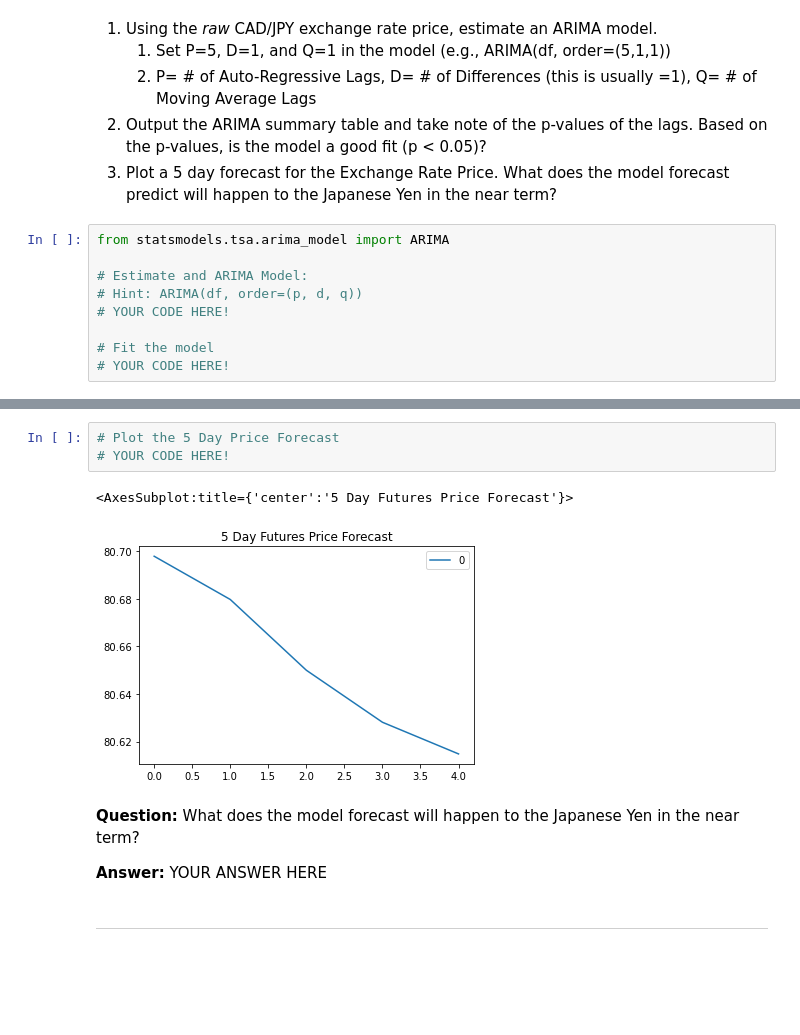
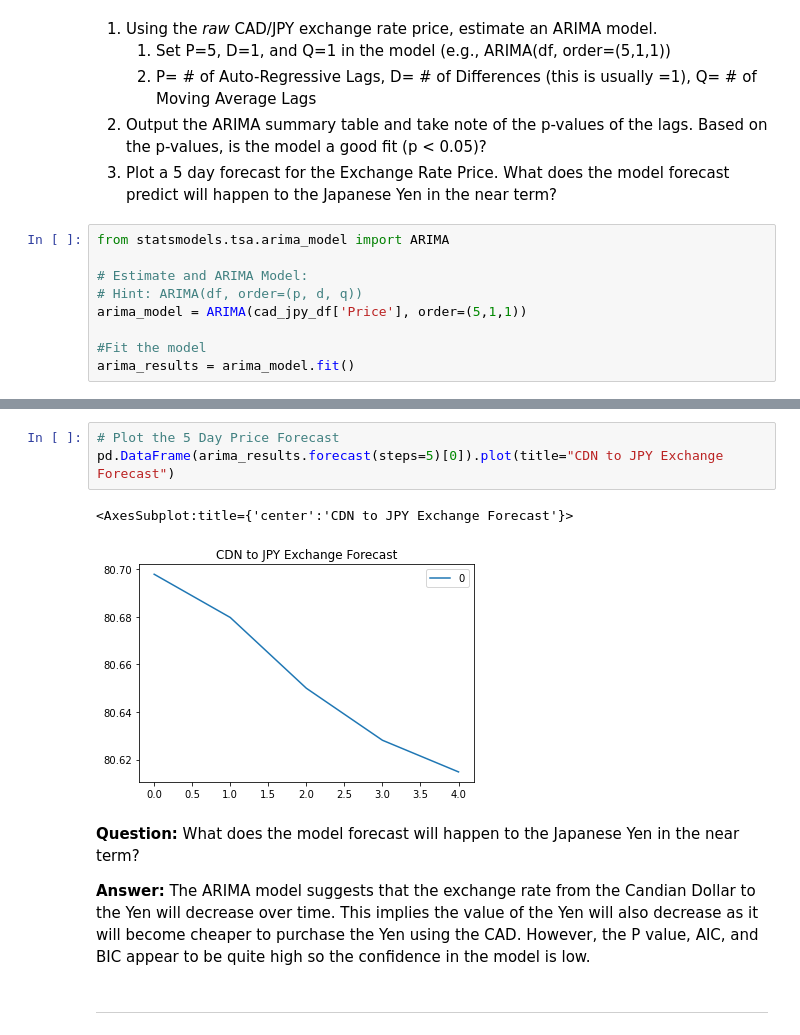
Before and after one commit to Roger-Hull/Yen_Currency_Predictions, a Jupyter notebook: time_series_analysis.ipynb, the cells around one changed output, grey strips where cells are left out. Saved outputs shown, nothing was run; the diff lists cells and outputs as text; blank space fills up the shorter version.

Commit message:
Adding completed time_series ipynb

```diff
--- a/time_series_analysis.ipynb
+++ b/time_series_analysis.ipynb
@@ -217,9 +217,9 @@ from statsmodels.tsa.arima_model import ARIMA
 
 # Estimate and ARIMA Model:
 # Hint: ARIMA(df, order=(p, d, q))
-# YOUR CODE HERE!
+arima_model = ARIMA(cad_jpy_df['Price'], order=(5,1,1))
 
-# Fit the model
-# YOUR CODE HERE!
+#Fit the model
+arima_results = arima_model.fit()
 # %%
 # Output model summary results:
@@ -252,13 +252,13 @@ Roots
 # %%
 # Plot the 5 Day Price Forecast
-# YOUR CODE HERE!
+pd.DataFrame(arima_results.forecast(steps=5)[0]).plot(title="CDN to JPY Exchange Forecast")
 # %% [output]
-<AxesSubplot:title={'center':'5 Day Futures Price Forecast'}>
+<AxesSubplot:title={'center':'CDN to JPY Exchange Forecast'}>
-[figure, old version]
+[figure, new version]
-# %% [markdown]
-**Question:** What does the model forecast will happen to the Japanese Yen in the near term?
-
-**Answer:** YOUR ANSWER HERE
+# %% [markdown]
+**Question:** What does the model forecast will happen to the Japanese Yen in the near term?
+
+**Answer:** The ARIMA model suggests that the exchange rate from the Candian Dollar to the Yen will decrease over time. This implies the value of the Yen will also decrease as it will become cheaper to purchase the Yen using the CAD. However, the P value, AIC, and BIC appear to be quite high so the confidence in the model is low.
 # %% [markdown]
 ---
 # %% [markdown]
```
Also changed, not shown: parts of 18 cells of this notebook.
